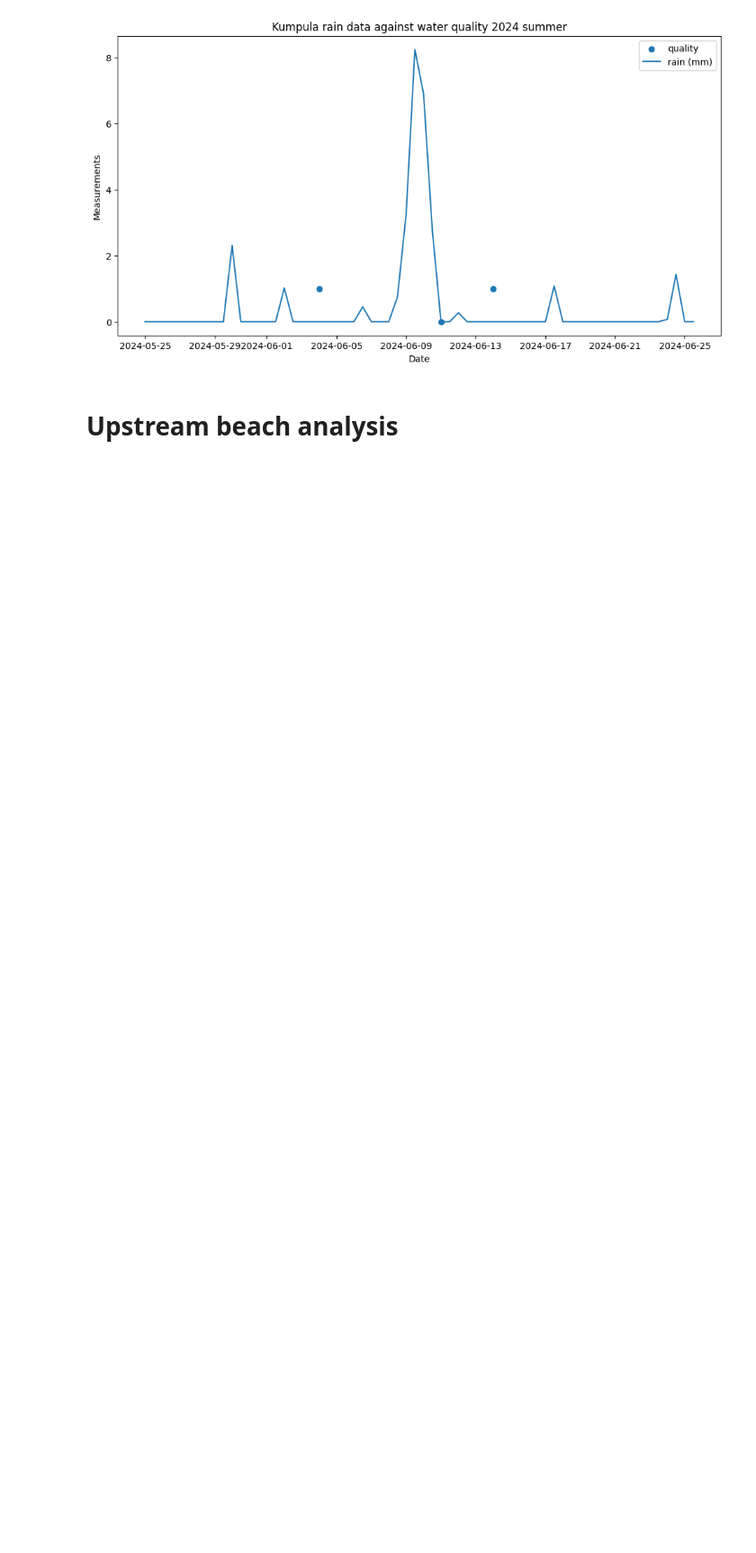
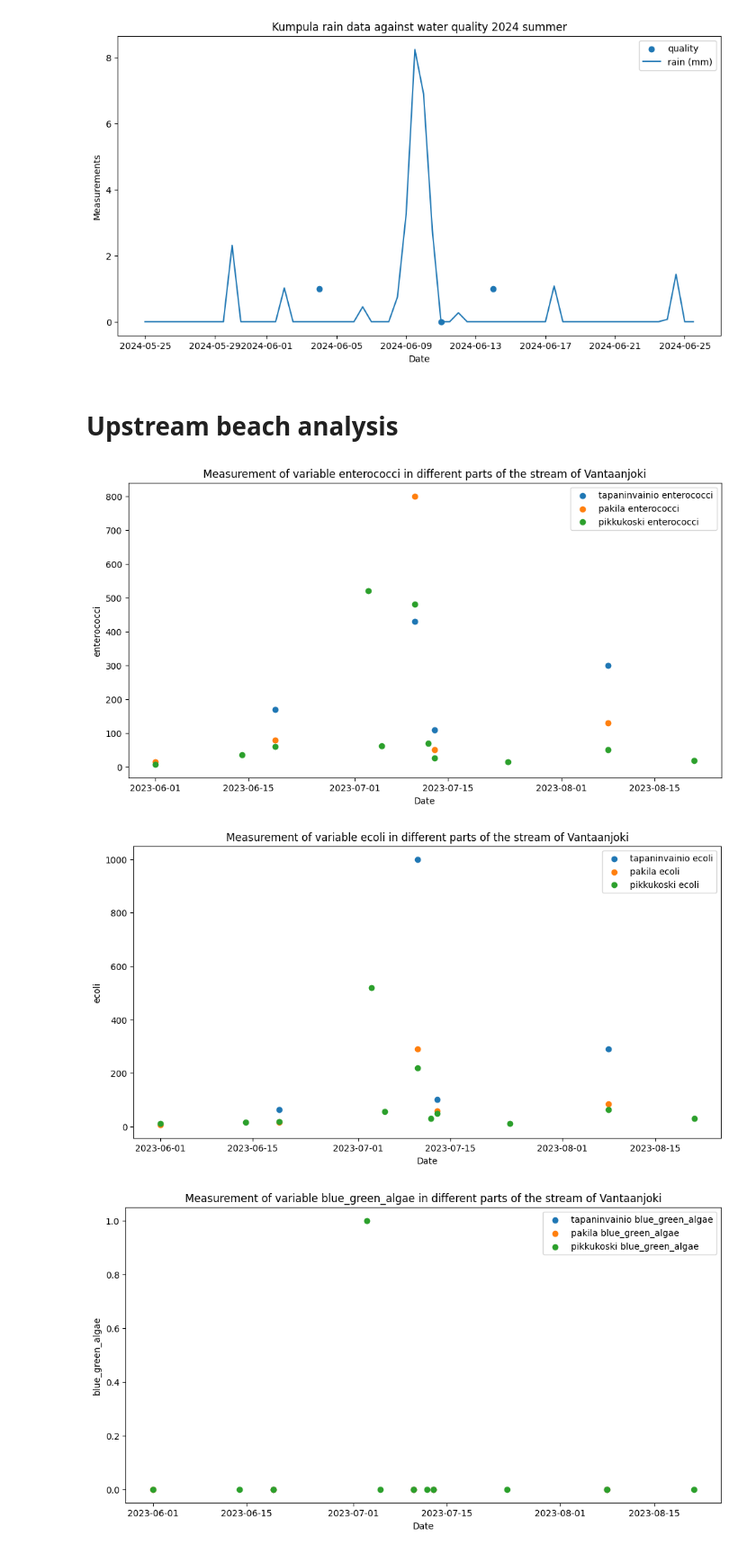
Before and after one commit to shaiggon/pikkukoski-analysis, a Jupyter notebook: analysis.ipynb, the cells around one changed output. Shown: that part at 90% size. Cells and saved outputs as stored; diff of their text form; code cells hidden in the pictures; blank space fills up the shorter version.

Commit message:
Small changes to analysis

```diff
--- a/analysis.ipynb
+++ b/analysis.ipynb
@@ -197,12 +197,20 @@ def plot_variable_analysis(variable: str):
 
   plt.figure(figsize=(12, 6))
 
-  plt.scatter(tapaninvainio_measurement.index, tapaninvainio_measurement[variable], label=f"tapaninvainio ${variable}")
-  plt.scatter(pakila_measurement.index, pakila_measurement[variable], label=f"pakila ${variable}")
-  plt.scatter(pikkukoski_measurement.index, pikkukoski_measurement[variable], label=f"pikkukoski ${variable}")
+  plt.scatter(tapaninvainio_measurement.index, tapaninvainio_measurement[variable], label=f"tapaninvainio {variable}")
+  plt.scatter(pakila_measurement.index, pakila_measurement[variable], label=f"pakila {variable}")
+  plt.scatter(pikkukoski_measurement.index, pikkukoski_measurement[variable], label=f"pikkukoski {variable}")
 
-  plt.title(f"Measurement of variable ${variable} in different parts of the stream of Vantaanjoki")
+  plt.title(f"Measurement of variable {variable} in different parts of the stream of Vantaanjoki")
   plt.xlabel("Date")
-  plt.ylabel(f"${variable}")
+  plt.ylabel(f"{variable}")
   plt.legend()
   plt.show()
+# %%
+plot_variable_analysis("enterococci")
+plot_variable_analysis("ecoli")
+plot_variable_analysis("blue_green_algae")
+# %% [output]
+[figure, added]
+[figure, added]
+[figure, added]
```
